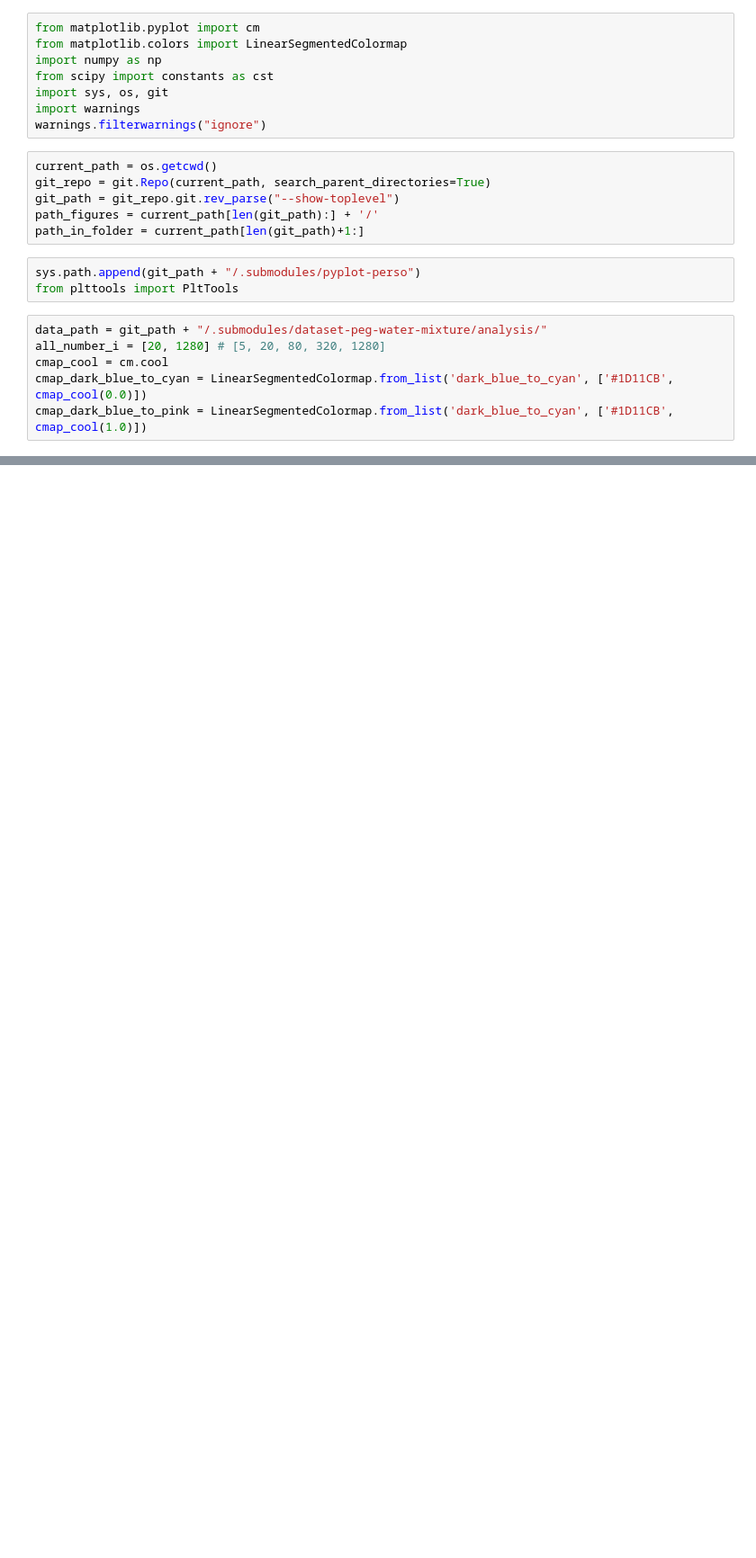
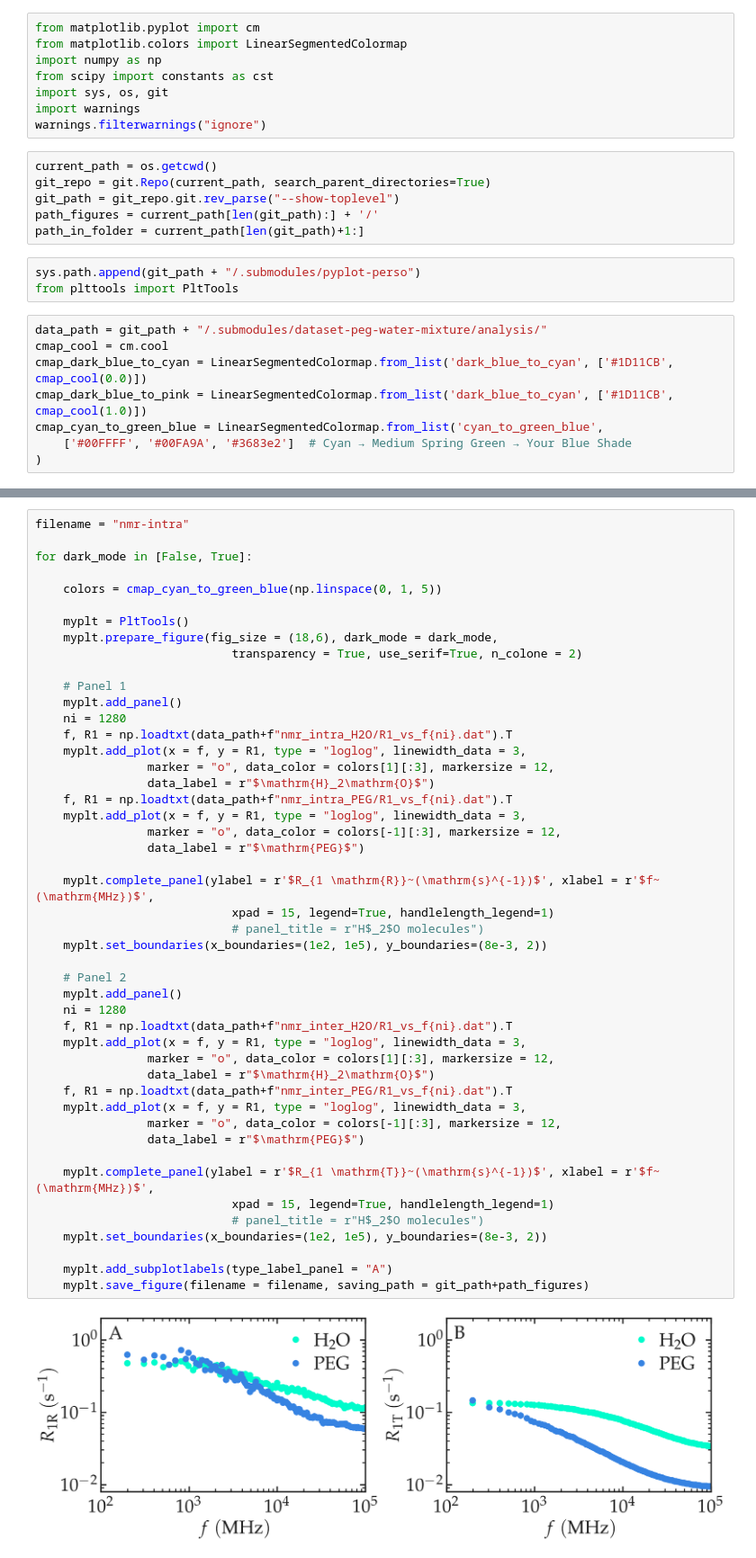
Before and after one commit to NMRDfromMD/nmrdfrommd.github.io, a Jupyter notebook: docs/source/tutorials/isotropic-system/nmr-intra.ipynb, the cells around one changed output, grey strips where cells are left out. Shown at 90% size. Saved outputs shown, nothing was run; the diff lists cells and outputs as text; blank space fills up the shorter version.

Commit message:
updated data

```diff
--- a/docs/source/tutorials/isotropic-system/nmr-intra.ipynb
+++ b/docs/source/tutorials/isotropic-system/nmr-intra.ipynb
@@ -17,7 +17,9 @@ sys.path.append(git_path + "/.submodules/pyplot-perso")
 from plttools import PltTools
 # %%
 data_path = git_path + "/.submodules/dataset-peg-water-mixture/analysis/"
-all_number_i = [20, 1280] # [5, 20, 80, 320, 1280]
 cmap_cool = cm.cool
 cmap_dark_blue_to_cyan = LinearSegmentedColormap.from_list('dark_blue_to_cyan', ['#1D11CB', cmap_cool(0.0)])
 cmap_dark_blue_to_pink = LinearSegmentedColormap.from_list('dark_blue_to_cyan', ['#1D11CB', cmap_cool(1.0)])
+cmap_cyan_to_green_blue = LinearSegmentedColormap.from_list('cyan_to_green_blue',
+    ['#00FFFF', '#00FA9A', '#3683e2']  # Cyan → Medium Spring Green → Your Blue Shade
+)
@@ -73,0 +26,49 @@ for dark_mode in [False, True]:
+# %%
+filename = "nmr-intra"
+
+for dark_mode in [False, True]:
+
+    colors = cmap_cyan_to_green_blue(np.linspace(0, 1, 5))
+
+    myplt = PltTools()
+    myplt.prepare_figure(fig_size = (18,6), dark_mode = dark_mode,
+                            transparency = True, use_serif=True, n_colone = 2)
+
+    # Panel 1
+    myplt.add_panel()
+    ni = 1280
+    f, R1 = np.loadtxt(data_path+f"nmr_intra_H2O/R1_vs_f{ni}.dat").T
+    myplt.add_plot(x = f, y = R1, type = "loglog", linewidth_data = 3,
+                marker = "o", data_color = colors[1][:3], markersize = 12,
+                data_label = r"$\mathrm{H}_2\mathrm{O}$")
+    f, R1 = np.loadtxt(data_path+f"nmr_intra_PEG/R1_vs_f{ni}.dat").T
+    myplt.add_plot(x = f, y = R1, type = "loglog", linewidth_data = 3,
+                marker = "o", data_color = colors[-1][:3], markersize = 12,
+                data_label = r"$\mathrm{PEG}$")
+
+    myplt.complete_panel(ylabel = r'$R_{1 \mathrm{R}}~(\mathrm{s}^{-1})$', xlabel = r'$f~(\mathrm{MHz})$',
+                            xpad = 15, legend=True, handlelength_legend=1)
+                            # panel_title = r"H$_2$O molecules")
+    myplt.set_boundaries(x_boundaries=(1e2, 1e5), y_boundaries=(8e-3, 2))
+
+    # Panel 2
+    myplt.add_panel()
+    ni = 1280
+    f, R1 = np.loadtxt(data_path+f"nmr_inter_H2O/R1_vs_f{ni}.dat").T
+    myplt.add_plot(x = f, y = R1, type = "loglog", linewidth_data = 3,
+                marker = "o", data_color = colors[1][:3], markersize = 12,
+                data_label = r"$\mathrm{H}_2\mathrm{O}$")
+    f, R1 = np.loadtxt(data_path+f"nmr_inter_PEG/R1_vs_f{ni}.dat").T
+    myplt.add_plot(x = f, y = R1, type = "loglog", linewidth_data = 3,
+                marker = "o", data_color = colors[-1][:3], markersize = 12,
+                data_label = r"$\mathrm{PEG}$")
+
+    myplt.complete_panel(ylabel = r'$R_{1 \mathrm{T}}~(\mathrm{s}^{-1})$', xlabel = r'$f~(\mathrm{MHz})$',
+                            xpad = 15, legend=True, handlelength_legend=1)
+                            # panel_title = r"H$_2$O molecules")
+    myplt.set_boundaries(x_boundaries=(1e2, 1e5), y_boundaries=(8e-3, 2))
+
+    myplt.add_subplotlabels(type_label_panel = "A")
+    myplt.save_figure(filename = filename, saving_path = git_path+path_figures)
+# %% [output]
+[figure, added]
```
Also changed, not shown: parts of 2 cells of this notebook, 6 other files.
